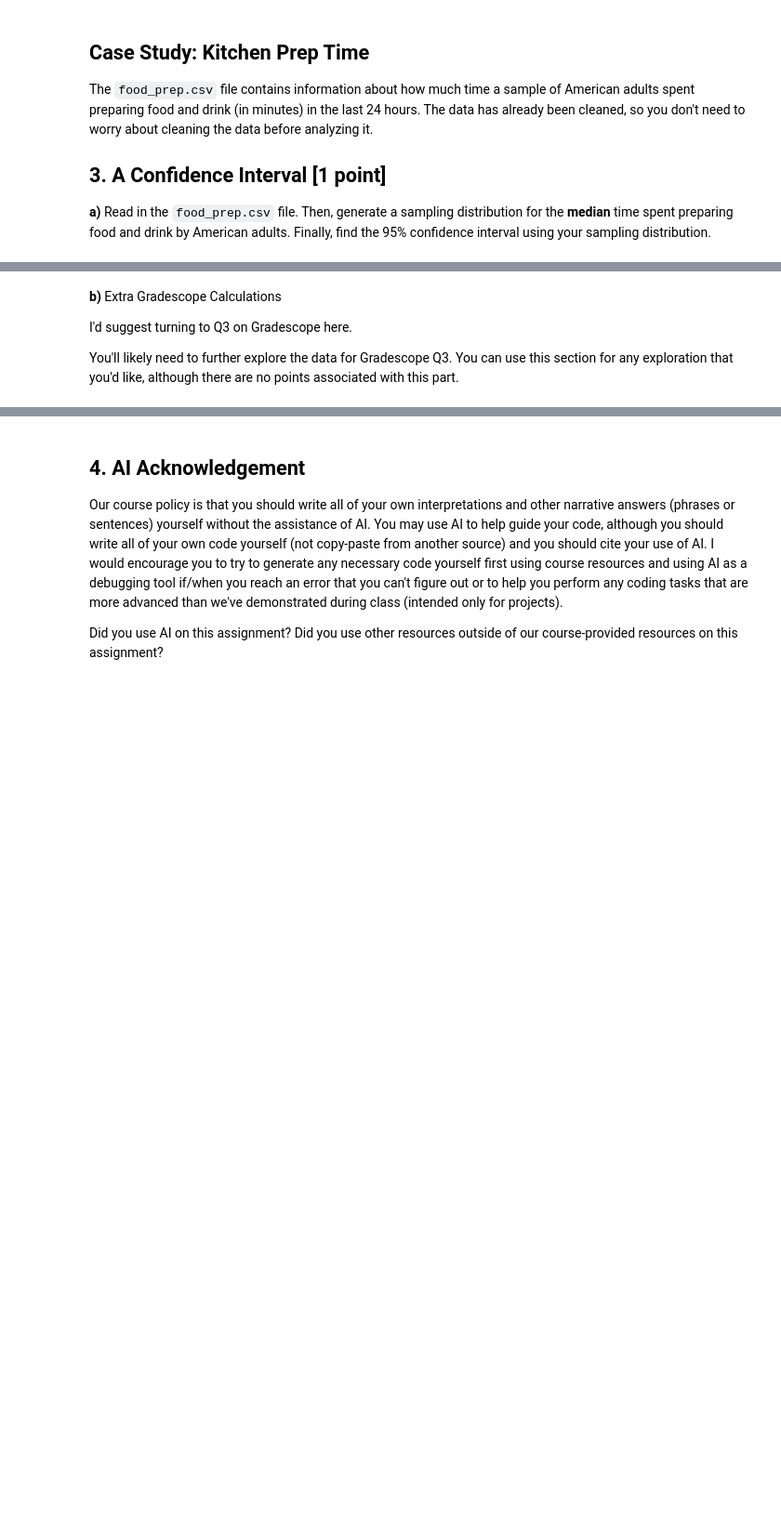
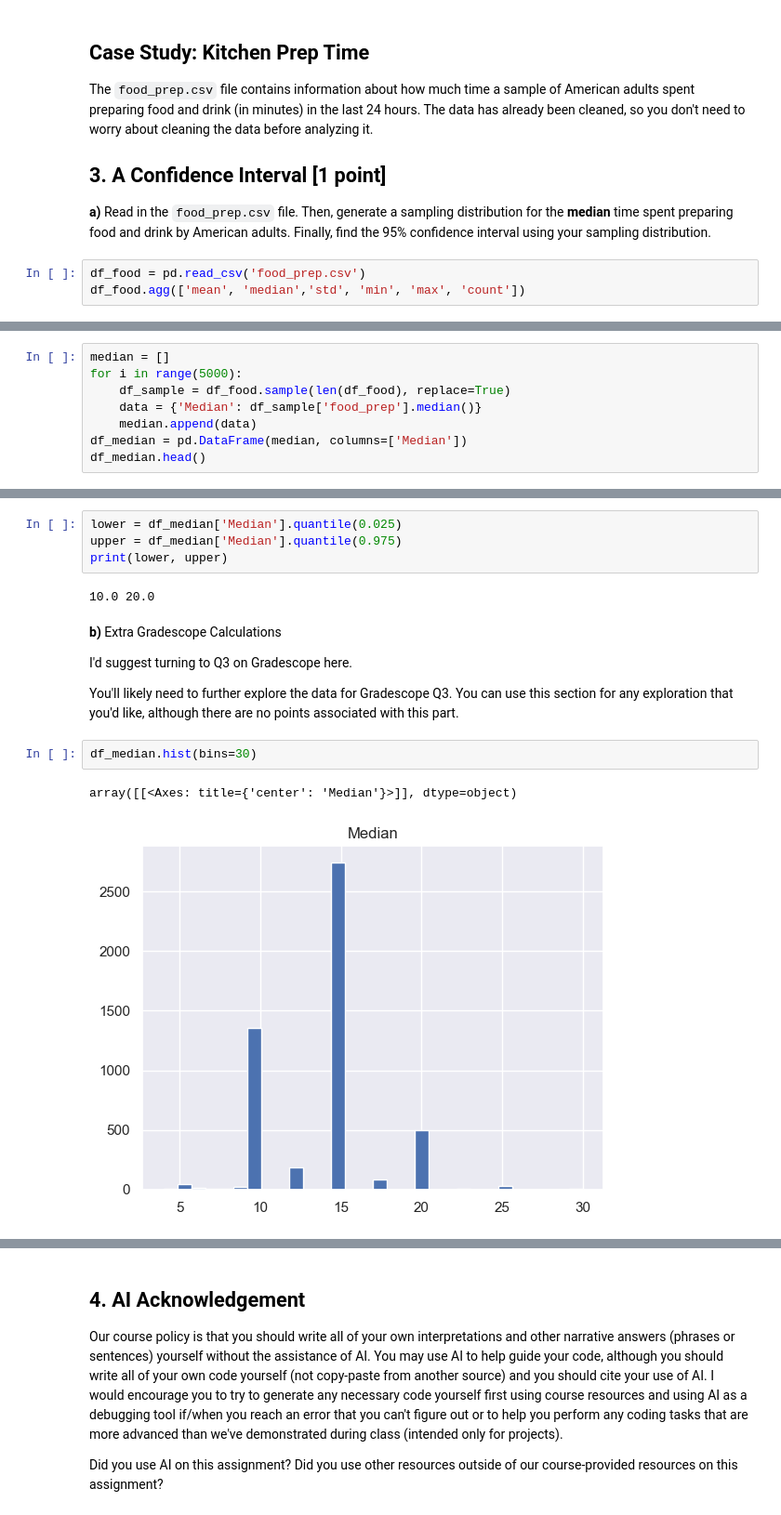
Before and after one commit to MatthewMandhyan/Stat207_clone, a Jupyter notebook: homework_05/homework_05.ipynb, the cells around one changed output, grey strips where cells are left out. Shown at 93% size. Drawn from its saved outputs; the diff is of its cells as text; blank space fills up the shorter version.

```diff
--- a/homework_05/homework_05.ipynb
+++ b/homework_05/homework_05.ipynb
@@ -144,3 +218,6 @@ The `food_prep.csv` file contains information about how much time a sample of Am
 ## 3. A Confidence Interval [1 point]
 
 **a)** Read in the `food_prep.csv` file.  Then, generate a sampling distribution for the **median** time spent preparing food and drink by American adults.  Finally, find the 95% confidence interval using your sampling distribution.
+# %%
+df_food = pd.read_csv('food_prep.csv')
+df_food.agg(['mean', 'median','std', 'min', 'max', 'count'])
@@ -146,0 +232,8 @@ The `food_prep.csv` file contains information about how much time a sample of Am
+# %%
+median = []
+for i in range(5000):
+    df_sample = df_food.sample(len(df_food), replace=True)
+    data = {'Median': df_sample['food_prep'].median()}
+    median.append(data)
+df_median = pd.DataFrame(median, columns=['Median'])
+df_median.head()
@@ -147,6 +247,17 @@ The `food_prep.csv` file contains information about how much time a sample of Am
+# %%
+lower = df_median['Median'].quantile(0.025)
+upper = df_median['Median'].quantile(0.975)
+print(lower, upper)
+# %% [output]
+10.0 20.0
 # %% [markdown]
 **b)** Extra Gradescope Calculations
 
 I'd suggest turning to Q3 on Gradescope here.
 
 You'll likely need to further explore the data for Gradescope Q3.  You can use this section for any exploration that you'd like, although there are no points associated with this part.
+# %%
+df_median.hist(bins=30)
+# %% [output]
+array([[<Axes: title={'center': 'Median'}>]], dtype=object)
+[figure, added]
```
Also changed, not shown: parts of 13 cells of this notebook.
